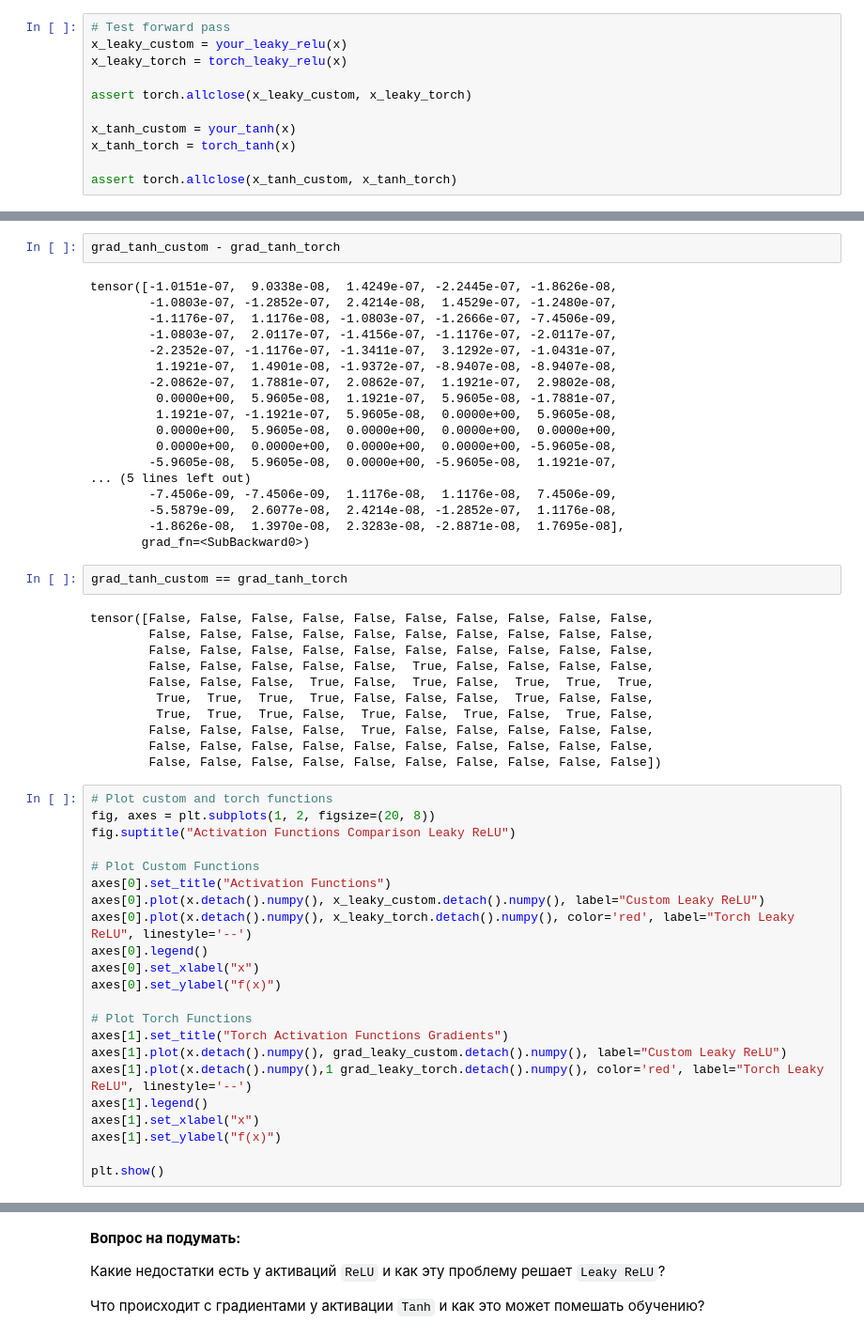
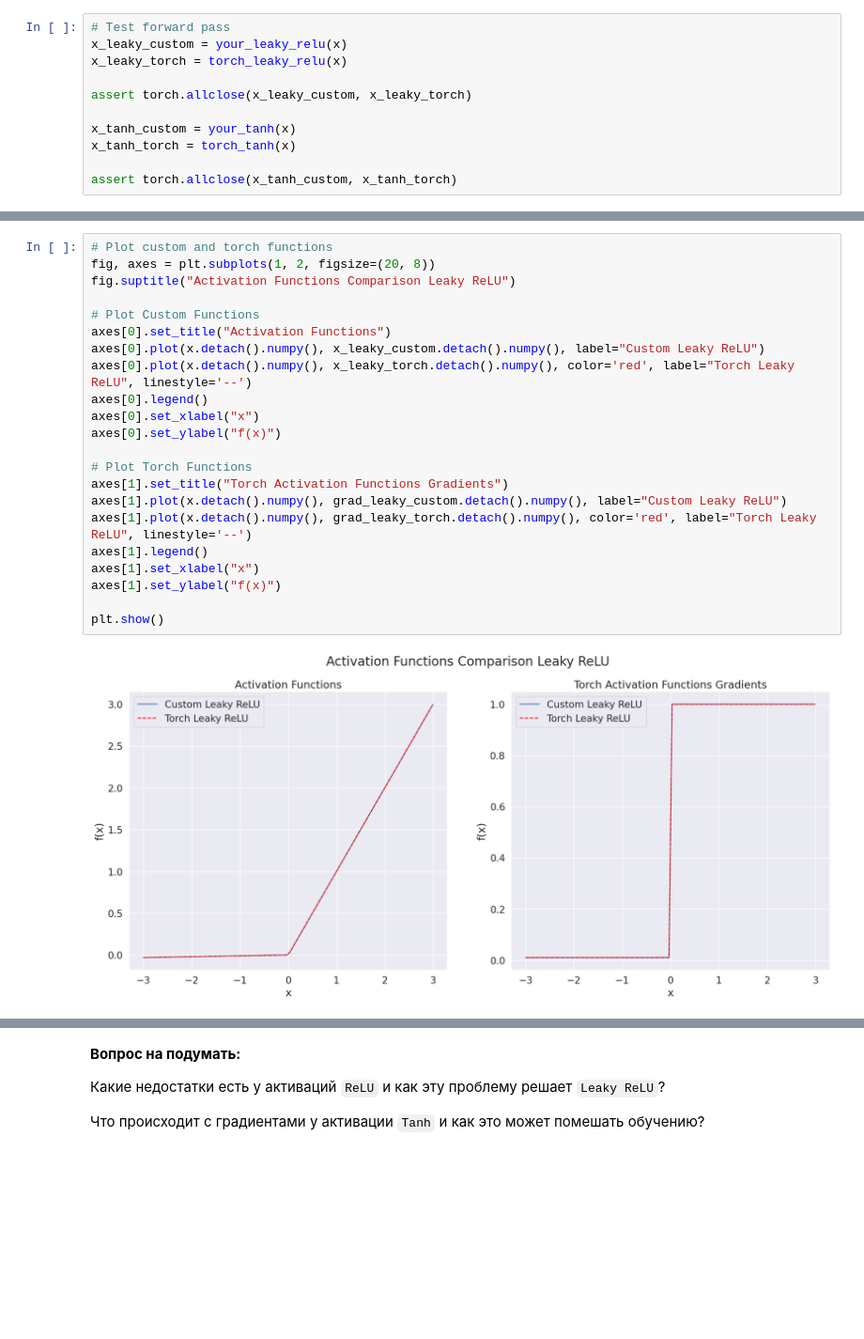
Before and after one commit to Igor-Oreh/Deep-Learning-Homeworks, a Jupyter notebook: week_05_convolutional_nets/Homework/hw_4_conv_cnn.ipynb, the cells around one changed output, grey strips where cells are left out. Shown at 94% size. Saved outputs shown, nothing was run; the diff lists cells and outputs as text; blank space fills up the shorter version.

```diff
--- a/week_05_convolutional_nets/Homework/hw_4_conv_cnn.ipynb
+++ b/week_05_convolutional_nets/Homework/hw_4_conv_cnn.ipynb
@@ -810,58 +803,27 @@ AssertionError:
-# %%
-grad_tanh_custom - grad_tanh_torch
-# %% [output]
-tensor([-1.0151e-07,  9.0338e-08,  1.4249e-07, -2.2445e-07, -1.8626e-08,
-        -1.0803e-07, -1.2852e-07,  2.4214e-08,  1.4529e-07, -1.2480e-07,
-        -1.1176e-07,  1.1176e-08, -1.0803e-07, -1.2666e-07, -7.4506e-09,
-        -1.0803e-07,  2.0117e-07, -1.4156e-07, -1.1176e-07, -2.0117e-07,
-        -2.2352e-07, -1.1176e-07, -1.3411e-07,  3.1292e-07, -1.0431e-07,
-         1.1921e-07,  1.4901e-08, -1.9372e-07, -8.9407e-08, -8.9407e-08,
-        -2.0862e-07,  1.7881e-07,  2.0862e-07,  1.1921e-07,  2.9802e-08,
-         0.0000e+00,  5.9605e-08,  1.1921e-07,  5.9605e-08, -1.7881e-07,
-         1.1921e-07, -1.1921e-07,  5.9605e-08,  0.0000e+00,  5.9605e-08,
-         0.0000e+00,  5.9605e-08,  0.0000e+00,  0.0000e+00,  0.0000e+00,
-         0.0000e+00,  0.0000e+00,  0.0000e+00,  0.0000e+00, -5.9605e-08,
-        -5.9605e-08,  5.9605e-08,  0.0000e+00, -5.9605e-08,  1.1921e-07,
-... (5 lines left out)
-        -7.4506e-09, -7.4506e-09,  1.1176e-08,  1.1176e-08,  7.4506e-09,
-        -5.5879e-09,  2.6077e-08,  2.4214e-08, -1.2852e-07,  1.1176e-08,
-        -1.8626e-08,  1.3970e-08,  2.3283e-08, -2.8871e-08,  1.7695e-08],
-       grad_fn=<SubBackward0>)
-# %%
-grad_tanh_custom == grad_tanh_torch
-# %% [output]
-tensor([False, False, False, False, False, False, False, False, False, False,
-        False, False, False, False, False, False, False, False, False, False,
-        False, False, False, False, False, False, False, False, False, False,
-        False, False, False, False, False,  True, False, False, False, False,
-        False, False, False,  True, False,  True, False,  True,  True,  True,
-         True,  True,  True,  True, False, False, False,  True, False, False,
-         True,  True,  True, False,  True, False,  True, False,  True, False,
-        False, False, False, False,  True, False, False, False, False, False,
-        False, False, False, False, False, False, False, False, False, False,
-        False, False, False, False, False, False, False, False, False, False])
 # %%
 # Plot custom and torch functions
 fig, axes = plt.subplots(1, 2, figsize=(20, 8))
 fig.suptitle("Activation Functions Comparison Leaky ReLU")
 
 # Plot Custom Functions
 axes[0].set_title("Activation Functions")
 axes[0].plot(x.detach().numpy(), x_leaky_custom.detach().numpy(), label="Custom Leaky ReLU")
 axes[0].plot(x.detach().numpy(), x_leaky_torch.detach().numpy(), color='red', label="Torch Leaky ReLU", linestyle='--')
 axes[0].legend()
 axes[0].set_xlabel("x")
 axes[0].set_ylabel("f(x)")
 
 # Plot Torch Functions
 axes[1].set_title("Torch Activation Functions Gradients")
 axes[1].plot(x.detach().numpy(), grad_leaky_custom.detach().numpy(), label="Custom Leaky ReLU")
-axes[1].plot(x.detach().numpy(),1 grad_leaky_torch.detach().numpy(), color='red', label="Torch Leaky ReLU", linestyle='--')
+axes[1].plot(x.detach().numpy(), grad_leaky_torch.detach().numpy(), color='red', label="Torch Leaky ReLU", linestyle='--')
 axes[1].legend()
 axes[1].set_xlabel("x")
 axes[1].set_ylabel("f(x)")
 
 plt.show()
+# %% [output]
+[figure, added]
 # %%
 # Plot custom and torch functions
 fig, axes = plt.subplots(1, 2, figsize=(20, 8))
```
Also changed, not shown: parts of 8 cells of this notebook.
